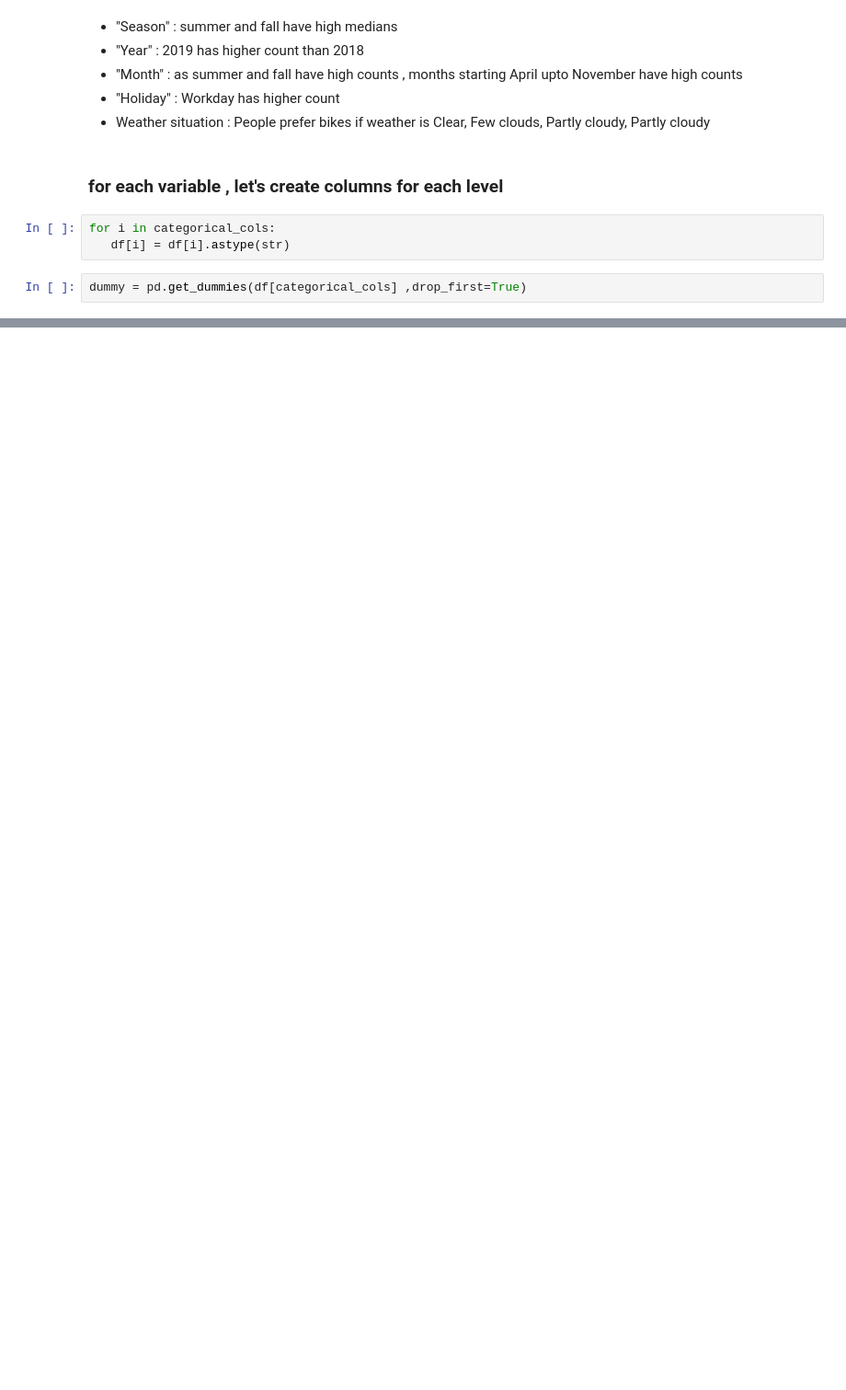
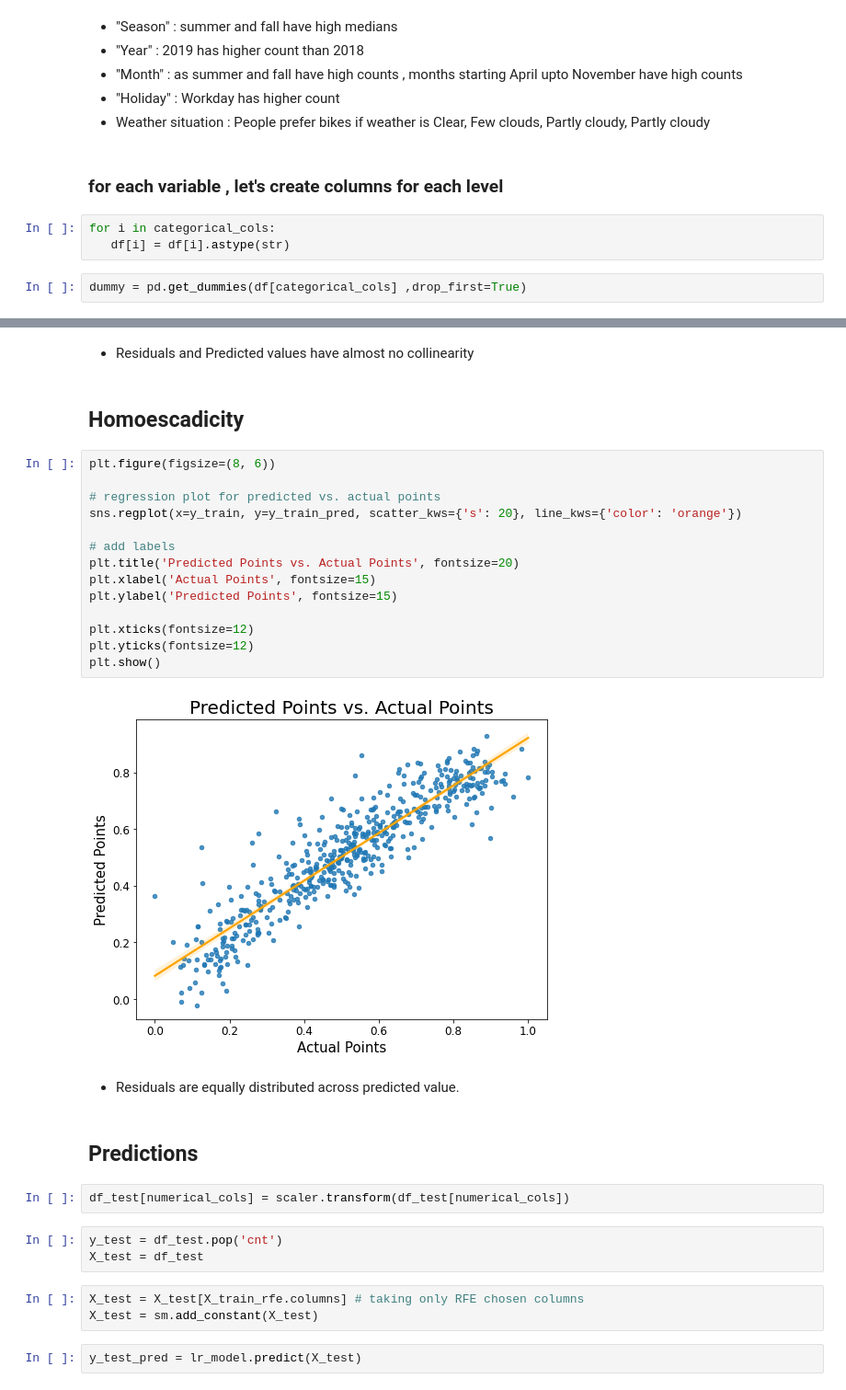
Before and after one commit to heymihir/Bike-Sharing-MLR, a Jupyter notebook: Notebook- Bike Sharing Assignment.ipynb, the cells around one changed output, grey strips where cells are left out. Shown at 92% size. Cells and saved outputs as stored; diff of their text form; blank space fills up the shorter version.

```diff
--- a/Notebook- Bike Sharing Assignment.ipynb
+++ b/Notebook- Bike Sharing Assignment.ipynb
@@ -237,0 +515,34 @@ plt.show()
+# %% [markdown]
+- Residuals and Predicted values have almost no collinearity
+# %% [markdown]
+## Homoescadicity
+# %%
+plt.figure(figsize=(8, 6))
+
+# regression plot for predicted vs. actual points
+sns.regplot(x=y_train, y=y_train_pred, scatter_kws={'s': 20}, line_kws={'color': 'orange'})
+
+# add labels
+plt.title('Predicted Points vs. Actual Points', fontsize=20)
+plt.xlabel('Actual Points', fontsize=15)
+plt.ylabel('Predicted Points', fontsize=15)
+
+plt.xticks(fontsize=12)
+plt.yticks(fontsize=12)
+plt.show()
+# %% [output]
+[figure, added]
+# %% [markdown]
+- Residuals are equally distributed across predicted value.
+# %% [markdown]
+## Predictions
+# %%
+df_test[numerical_cols] = scaler.transform(df_test[numerical_cols])
+# %%
+y_test = df_test.pop('cnt')
+X_test = df_test
+# %%
+X_test = X_test[X_train_rfe.columns] # taking only RFE chosen columns
+X_test = sm.add_constant(X_test)
+# %%
+y_test_pred = lr_model.predict(X_test)
```
Also changed, not shown: parts of 31 cells of this notebook.
